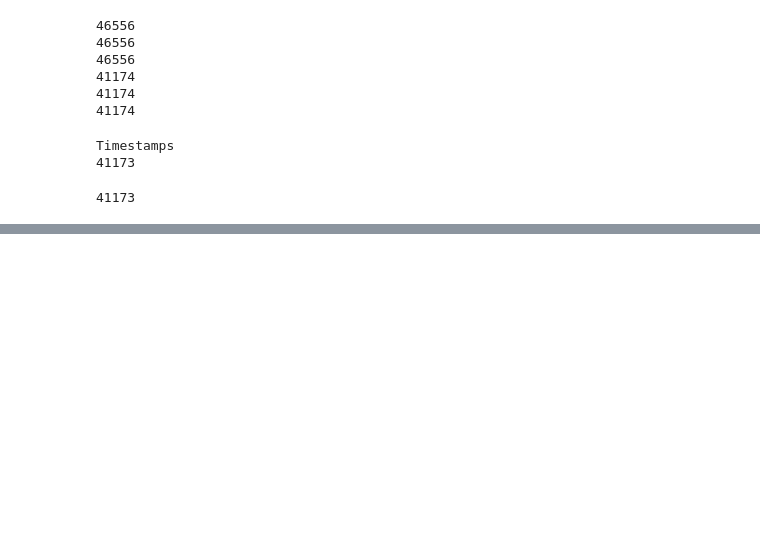
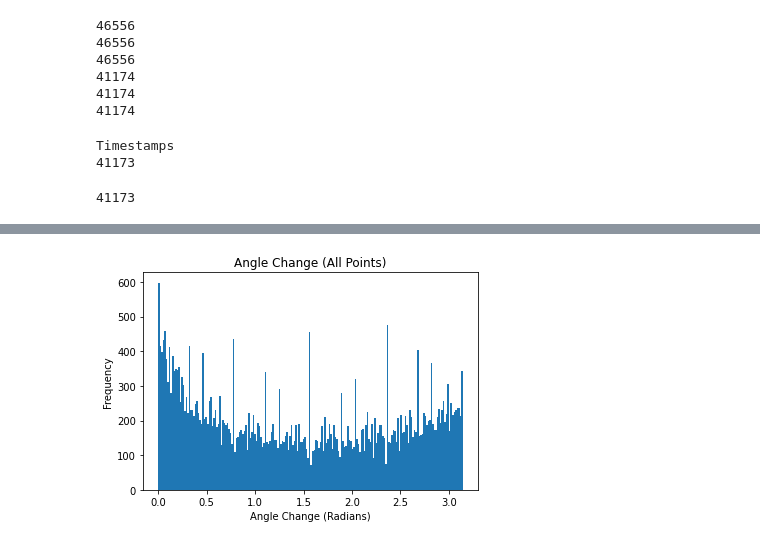
Before and after one commit to Josef733/eyetracker, a Jupyter notebook: Algorithms.ipynb, the cells around one changed output, grey strips where cells are left out. Saved outputs shown, nothing was run; the diff lists cells and outputs as text; code cells hidden in the pictures; blank space fills up the shorter version.

```diff
--- a/Algorithms.ipynb
+++ b/Algorithms.ipynb
@@ -179,0 +190,46 @@ plt.show()
+# %%
+#Angle
+
+theta_np = []
+
+ang_time = []
+
+duration_diff_corr = []
+
+point_velo_corr = []
+
+point_disp_corr = []
+
+f_type_corr = []
+
+for i in range(len(duration_diff)-1):
+    vec1 = [x_point_len[i],y_point_len[i]]
+    vec2 = [x_point_len[i+1],y_point_len[i+1]]
+
+    unit1 = vec1 / np.linalg.norm(vec1)
+    unit2 = vec2 / np.linalg.norm(vec2)
+    dot_product = np.dot(unit1, unit2)
+    #print(np.arccos(dot_product))
+
+    if (math.isnan(np.arccos(dot_product))):
+        pass
+    else:
+        theta_np.append(math.pi - np.arccos(dot_product))
+        ang_time.append(t_stamps[i+1])
+        duration_diff_corr.append(duration_diff[i])
+        point_velo_corr.append(point_velo[i])
+        point_disp_corr.append(point_disp[i])
+        f_type_corr.append(f_type[i])
+
+#print(len(theta_np))
+
+#print(len(duration_diff))
+#print(len(duration_diff_corr))
+
+plt.hist(theta_np,200)
+plt.title("Angle Change (All Points)")
+plt.xlabel("Angle Change (Radians)")
+plt.ylabel("Frequency")
+plt.show()
+# %% [output]
+[figure, added]
```
Also changed, not shown: parts of 11 cells of this notebook, 1 other file.
